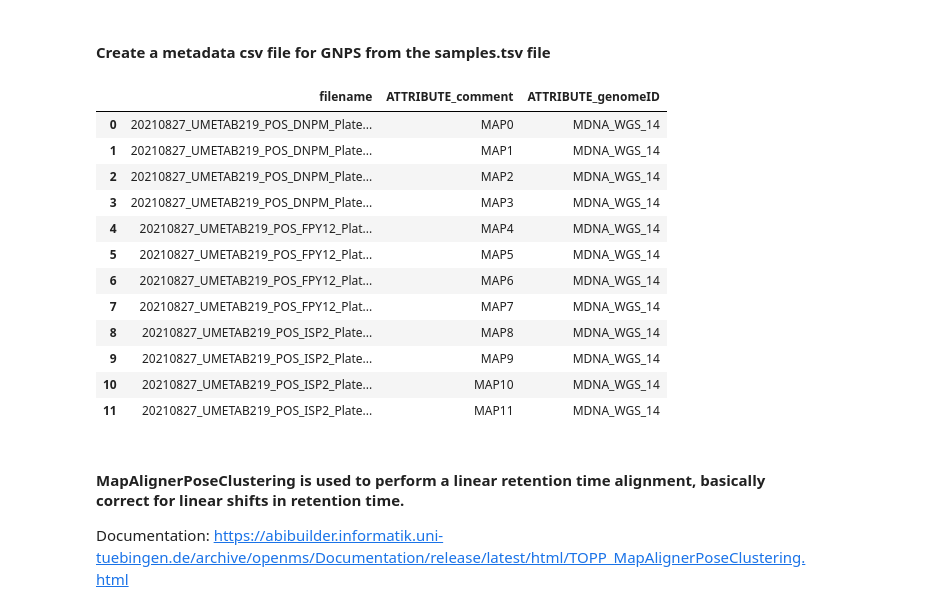
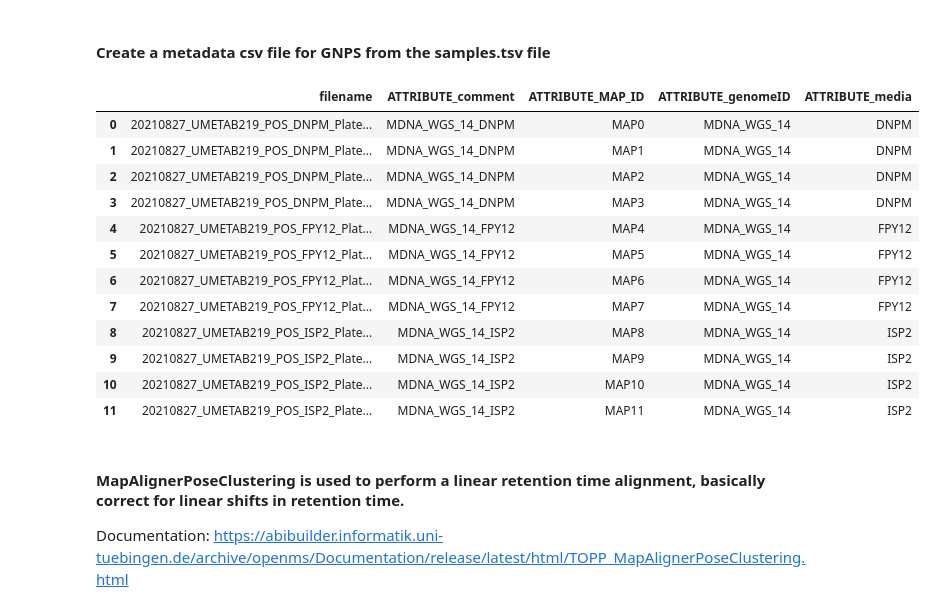
Before and after one commit to eeko-kon/pyOpenMS_UmetaFlow, a Jupyter notebook: OpenMS_workflow.ipynb, the cells around one changed output. Drawn from its saved outputs; the diff is of its cells as text; code cells hidden in the pictures.

Commit message:
corrections metadata and FFMI alignment mzml

```diff
--- a/OpenMS_workflow.ipynb
+++ b/OpenMS_workflow.ipynb
@@ -792,37 +621,39 @@ csifingerID
 # %%
 path= "results/GNPSexport/interim"
 isExist= os.path.exists(path)
 if not isExist:
     os.mkdir(path)
 
 df= pd.read_csv("data/raw/samples.tsv", sep= "\t", index_col= "Unnamed: 0")
 metadata= df.rename(columns= {"sample_name": "filename", "comment": "ATTRIBUTE_comment", "MAPnumber": "ATTRIBUTE_MAPnumber"})
 metadata["filename"]= metadata["filename"].astype(str) +".mzml"
 metadata['ATTRIBUTE_MAPnumber'] = np.arange(len(metadata))
-metadata["ATTRIBUTE_comment"]= "MAP" + metadata["ATTRIBUTE_MAPnumber"].astype(str)
+metadata["ATTRIBUTE_MAP_ID"]= "MAP" + metadata["ATTRIBUTE_MAPnumber"].astype(str)
 metadata= metadata.drop(columns= "ATTRIBUTE_MAPnumber")
 metadata['ATTRIBUTE_genomeID']=metadata['filename'].str.extract(r'(NBC_?\d*)')
 metadata['ATTRIBUTE_genomeIDMDNA']=metadata['filename'].str.extract(r'(MDNA_WGS_?\d*)')
 metadata['ATTRIBUTE_genomeID']=metadata['ATTRIBUTE_genomeID'].fillna(metadata['ATTRIBUTE_genomeIDMDNA'])
+metadata["ATTRIBUTE_media"]= metadata['filename'].str.extract(r'(ISP2|DNPM|FPY12\d*)')
+metadata["ATTRIBUTE_comment"]= metadata['ATTRIBUTE_genomeID']+"_" + metadata["ATTRIBUTE_media"]
 metadata=metadata.drop(columns="ATTRIBUTE_genomeIDMDNA")
-metadata['ATTRIBUTE_genomeID']= metadata['ATTRIBUTE_genomeID'].replace(to_replace= r'NBC', value= 'NBC_', regex= True)
-metadata['ATTRIBUTE_genomeID']= metadata['ATTRIBUTE_genomeID'].replace(to_replace= r'MDNAWGS', value= 'MDNA_WGS_', regex= True)
+#metadata['ATTRIBUTE_genomeID']= metadata['ATTRIBUTE_genomeID'].replace(to_replace= r'NBC', value= 'NBC_', regex= True)
+#metadata['ATTRIBUTE_genomeID']= metadata['ATTRIBUTE_genomeID'].replace(to_replace= r'MDNAWGS', value= 'MDNA_WGS_', regex= True)
 metadata.to_csv("results/GNPSexport/metadata.tsv", sep='\t')
 metadata
 # %% [output]
-|  | filename | ATTRIBUTE_comment | ATTRIBUTE_genomeID |
-| 0 | 20210827_UMETAB219_POS_DNPM_Plate... | MAP0 | MDNA_WGS_14 |
-| 1 | 20210827_UMETAB219_POS_DNPM_Plate... | MAP1 | MDNA_WGS_14 |
-| 2 | 20210827_UMETAB219_POS_DNPM_Plate... | MAP2 | MDNA_WGS_14 |
-| 3 | 20210827_UMETAB219_POS_DNPM_Plate... | MAP3 | MDNA_WGS_14 |
-| 4 | 20210827_UMETAB219_POS_FPY12_Plat... | MAP4 | MDNA_WGS_14 |
-| 5 | 20210827_UMETAB219_POS_FPY12_Plat... | MAP5 | MDNA_WGS_14 |
-| 6 | 20210827_UMETAB219_POS_FPY12_Plat... | MAP6 | MDNA_WGS_14 |
-| 7 | 20210827_UMETAB219_POS_FPY12_Plat... | MAP7 | MDNA_WGS_14 |
-| 8 | 20210827_UMETAB219_POS_ISP2_Plate... | MAP8 | MDNA_WGS_14 |
-| 9 | 20210827_UMETAB219_POS_ISP2_Plate... | MAP9 | MDNA_WGS_14 |
-| 10 | 20210827_UMETAB219_POS_ISP2_Plate... | MAP10 | MDNA_WGS_14 |
-| 11 | 20210827_UMETAB219_POS_ISP2_Plate... | MAP11 | MDNA_WGS_14 |
+|  | filename | ATTRIBUTE_comment | ATTRIBUTE_MAP_ID | ATTRIBUTE_genomeID | ATTRIBUTE_media |
+| 0 | 20210827_UMETAB219_POS_DNPM_Plate... | MDNA_WGS_14_DNPM | MAP0 | MDNA_WGS_14 | DNPM |
+| 1 | 20210827_UMETAB219_POS_DNPM_Plate... | MDNA_WGS_14_DNPM | MAP1 | MDNA_WGS_14 | DNPM |
+| 2 | 20210827_UMETAB219_POS_DNPM_Plate... | MDNA_WGS_14_DNPM | MAP2 | MDNA_WGS_14 | DNPM |
+| 3 | 20210827_UMETAB219_POS_DNPM_Plate... | MDNA_WGS_14_DNPM | MAP3 | MDNA_WGS_14 | DNPM |
+| 4 | 20210827_UMETAB219_POS_FPY12_Plat... | MDNA_WGS_14_FPY12 | MAP4 | MDNA_WGS_14 | FPY12 |
+| 5 | 20210827_UMETAB219_POS_FPY12_Plat... | MDNA_WGS_14_FPY12 | MAP5 | MDNA_WGS_14 | FPY12 |
+| 6 | 20210827_UMETAB219_POS_FPY12_Plat... | MDNA_WGS_14_FPY12 | MAP6 | MDNA_WGS_14 | FPY12 |
+| 7 | 20210827_UMETAB219_POS_FPY12_Plat... | MDNA_WGS_14_FPY12 | MAP7 | MDNA_WGS_14 | FPY12 |
+| 8 | 20210827_UMETAB219_POS_ISP2_Plate... | MDNA_WGS_14_ISP2 | MAP8 | MDNA_WGS_14 | ISP2 |
+| 9 | 20210827_UMETAB219_POS_ISP2_Plate... | MDNA_WGS_14_ISP2 | MAP9 | MDNA_WGS_14 | ISP2 |
+| 10 | 20210827_UMETAB219_POS_ISP2_Plate... | MDNA_WGS_14_ISP2 | MAP10 | MDNA_WGS_14 | ISP2 |
+| 11 | 20210827_UMETAB219_POS_ISP2_Plate... | MDNA_WGS_14_ISP2 | MAP11 | MDNA_WGS_14 | ISP2 |
 # %% [markdown]
 #### MapAlignerPoseClustering is used to perform a linear retention time alignment, basically correct for linear shifts in retention time.
 Documentation: https://abibuilder.informatik.uni-tuebingen.de/archive/openms/Documentation/release/latest/html/TOPP_MapAlignerPoseClustering.html
```
Also changed, not shown: parts of 34 cells of this notebook, 4 other files.
